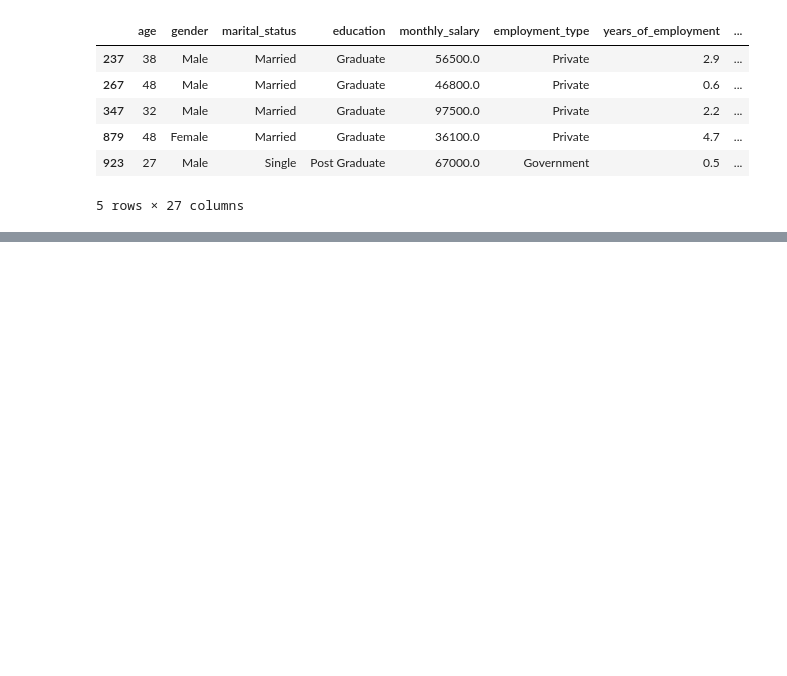
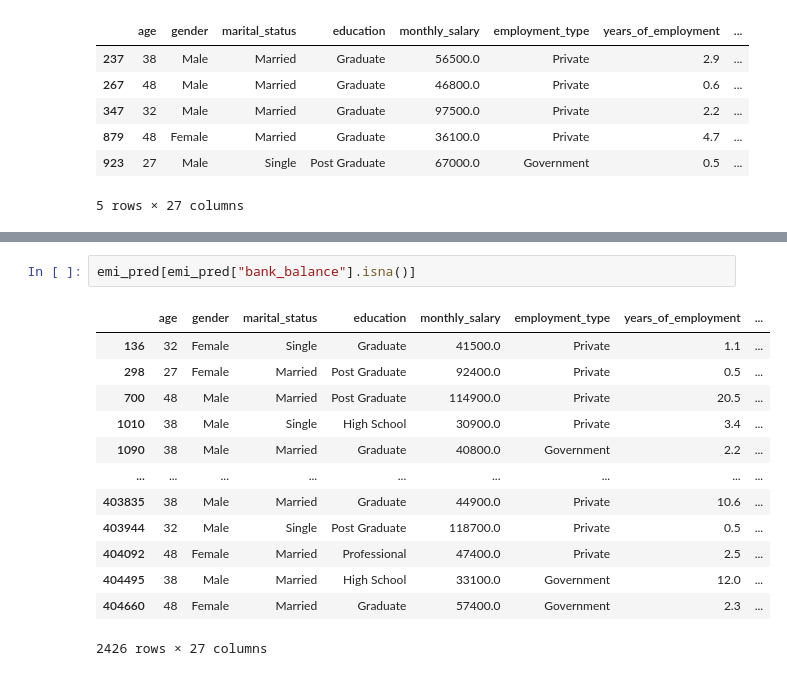
Before and after one commit to sushantkas/Project-5, a Jupyter notebook: EDA_processing.ipynb, the cells around one changed output, grey strips where cells are left out. Saved outputs shown, nothing was run; the diff lists cells and outputs as text; blank space fills up the shorter version.

```diff
--- a/EDA_processing.ipynb
+++ b/EDA_processing.ipynb
@@ -171,0 +192,16 @@ impute=KNNImputer()
+# %%
+emi_pred[emi_pred["bank_balance"].isna()]
+# %% [output]
+|  | age | gender | marital_status | education | monthly_salary | employment_type | years_of_employment | ... |
+| 136 | 32 | Female | Single | Graduate | 41500.0 | Private | 1.1 | ... |
+| 298 | 27 | Female | Married | Post Graduate | 92400.0 | Private | 0.5 | ... |
+| 700 | 48 | Male | Married | Post Graduate | 114900.0 | Private | 20.5 | ... |
+| 1010 | 38 | Male | Single | High School | 30900.0 | Private | 3.4 | ... |
+| 1090 | 38 | Male | Married | Graduate | 40800.0 | Government | 2.2 | ... |
+| ... | ... | ... | ... | ... | ... | ... | ... | ... |
+| 403835 | 38 | Male | Married | Graduate | 44900.0 | Private | 10.6 | ... |
+| 403944 | 32 | Male | Single | Post Graduate | 118700.0 | Private | 0.5 | ... |
+| 404092 | 48 | Female | Married | Professional | 47400.0 | Private | 2.5 | ... |
+| 404495 | 38 | Male | Married | High School | 33100.0 | Government | 12.0 | ... |
+| 404660 | 48 | Female | Married | Graduate | 57400.0 | Government | 2.3 | ... |
+2426 rows × 27 columns
```
Also changed, not shown: parts of 20 cells of this notebook, 1 other file.
